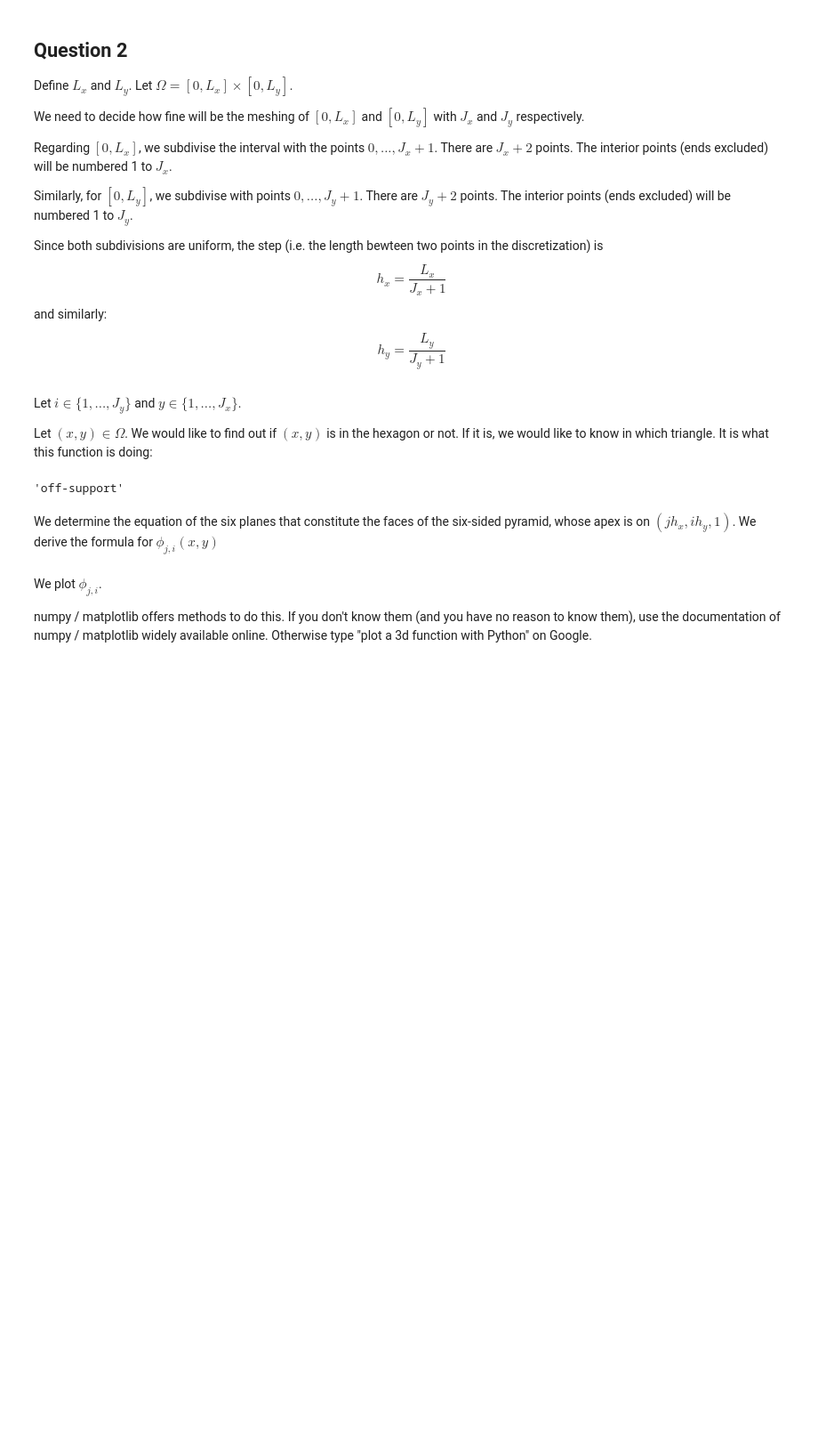
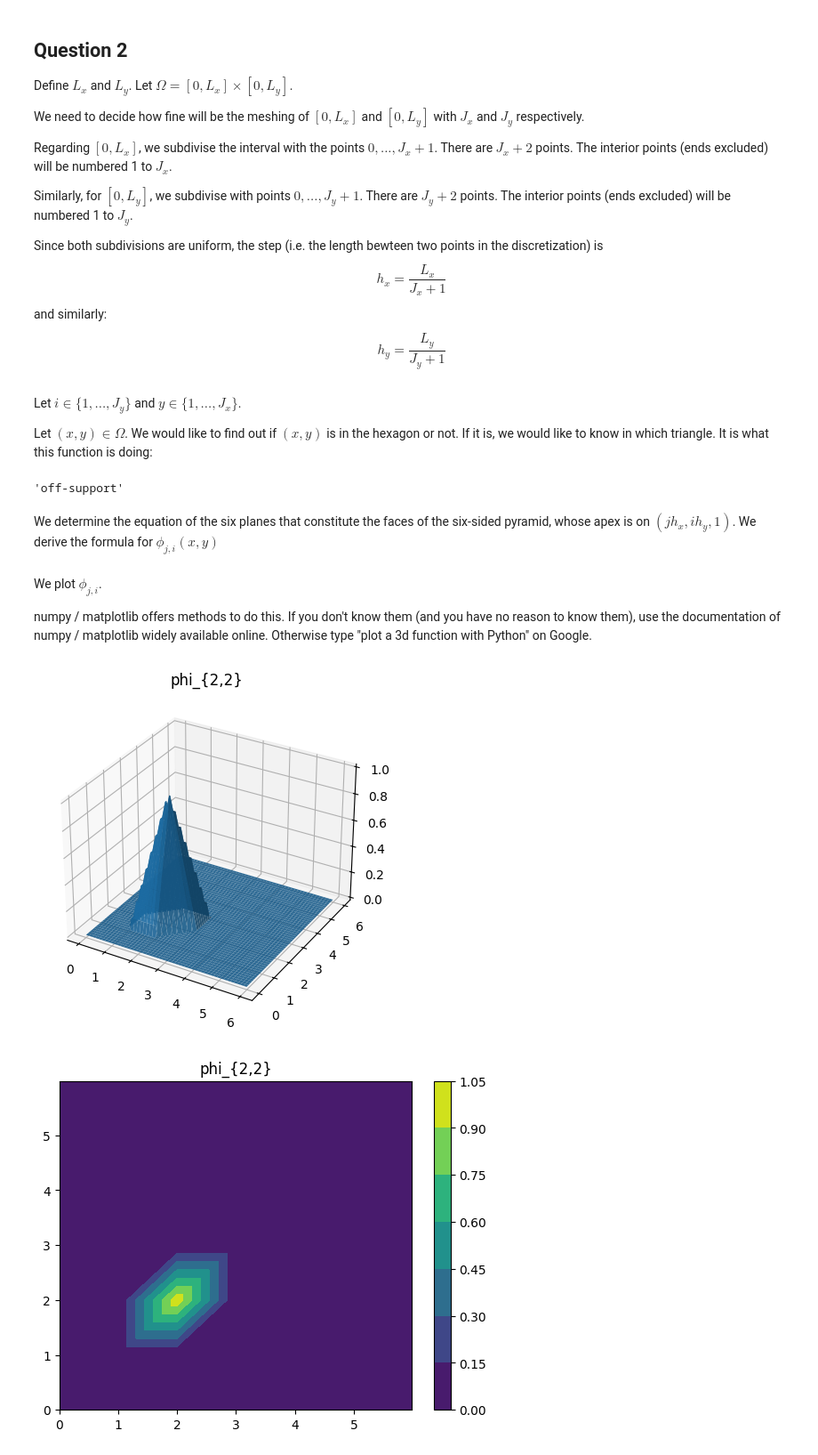
Before and after one commit to cagnol/PDE-Lab-2026, a Jupyter notebook: notebook.ipynb, the cells around one changed output. Shown at 89% size. Drawn from its saved outputs; the diff is of its cells as text; code cells hidden in the pictures; blank space fills up the shorter version.

```diff
--- a/notebook.ipynb
+++ b/notebook.ipynb
@@ -170,3 +170,8 @@ def Represent_phi (j,i):
     plt.title("phi_{%d,%d}"%(j,i))
     plt.colorbar(PCM, ax=ax)
     plt.show()
+# %%
+Represent_phi(2,2)
+# %% [output]
+[figure, added]
+[figure, added]
```
Also changed, not shown: parts of 1 cell of this notebook.
